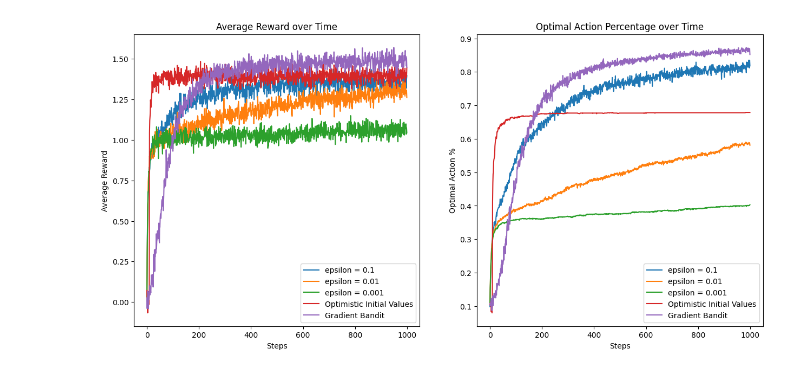
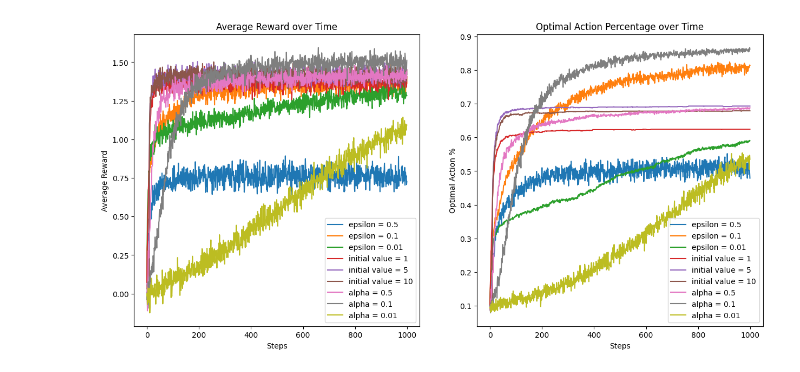
Before and after one commit to fezphantom/bandit_problem_rl, a Jupyter notebook: k_armed_bandit.ipynb, the cells around one changed output. Drawn from its saved outputs; the diff is of its cells as text; code cells hidden in the pictures.

```diff
--- a/k_armed_bandit.ipynb
+++ b/k_armed_bandit.ipynb
@@ -7,5 +0,0 @@ Matplotlib is building the font cache; this may take a moment.
-# %%
-num_arms = 10
-mean = 0.5
-stddev = 0.1
-arms = np.random.normal(mean, stddev, size=num_arms)
@@ -35,12 +0,0 @@ class EpsilonGreedy:
-# %%
-num_trials = 1000
-epsilon = 0.1
-
-bandit = EpsilonGreedy(num_arms=num_arms, epsilon=epsilon)
-rewards = []
-
-for i in range(num_trials):
-    action = bandit.select_action()
-    reward = np.random.binomial(1, arms[action])
-    bandit.update(action, reward)
-    rewards.append(reward)
@@ -104,6 +13,7 @@ def generate_bandit_problems(k, n_problems):
 
 # Function to run the epsilon-greedy algorithm
 def epsilon_greedy(k, n_steps, epsilon, true_means):
+
     q_values = np.zeros(k)
     action_counts = np.zeros(k)
     rewards = np.zeros(n_steps)
@@ -129,6 +39,21 @@ def epsilon_greedy(k, n_steps, epsilon, true_means):
 
 # Function to run the optimistic initial values algorithm
 def optimistic_initial_values(k, n_steps, initial_value, true_means):
+    """
+    Implement the greedy method with optimistic initial values and optional non-stationarity handling.
+
+    Parameters:
+    k (int): Number of actions (arms).
+    n_steps (int): Number of steps (iterations) to simulate.
+    initial_value (float): Initial optimistic value for all actions.
+    true_means (numpy.ndarray): True mean rewards for each action.
+    change_type (str, optional): Type of non-stationarity, e.g., 'drift', 'mean_reverting', or 'abrupt'. Defaults to None, indicating no change.
+
+    Returns:
+    tuple:
+        numpy.ndarray: Array of rewards obtained at each step.
+        numpy.ndarray: Array indicating whether the optimal action was selected at each step (1 if selected, 0 otherwise).
+    """
     q_values = np.ones(k) * initial_value
     action_counts = np.zeros(k)
     rewards = np.zeros(n_steps)
@@ -151,6 +76,21 @@ def optimistic_initial_values(k, n_steps, initial_value, true_means):
 
 # Function to run the gradient bandit algorithm
 def gradient_bandit(k, n_steps, alpha, true_means):
+    """
+    Implement the gradient bandit method with optional non-stationarity handling.
+
+    Parameters:
+    k (int): Number of actions (arms).
+    n_steps (int): Number of steps (iterations) to simulate.
+    alpha (float): Step size parameter for the gradient ascent.
+    true_means (numpy.ndarray): True mean rewards for each action.
+    change_type (str, optional): Type of non-stationarity, e.g., 'drift', 'mean_reverting', or 'abrupt'. Defaults to None, indicating no change.
+
+    Returns:
+    tuple:
+        numpy.ndarray: Array of rewards obtained at each step.
+        numpy.ndarray: Array indicating whether the optimal action was selected at each step (1 if selected, 0 otherwise).
+    """
     h_values = np.zeros(k)
     action_probs = np.ones(k) / k
     rewards = np.zeros(n_steps)
@@ -180,61 +120,71 @@ def gradient_bandit(k, n_steps, alpha, true_means):
 
 # Run experiments
 true_means_set = generate_bandit_problems(k, n_problems)
-epsilons = [0.1, 0.01, 0.001]
-alpha = 0.1
-initial_value = 5
+epsilons = [0.5, 0.1, 0.01]
+alphas = [0.5, 0.1, 0.01]
+initial_values = [1, 5, 10]
 
-avg_rewards = np.zeros((len(epsilons) + 2, n_steps))
-optimal_action_counts = np.zeros((len(epsilons) + 2, n_steps))
+n_methods = len(epsilons) + len(alphas) + len(initial_values)
+avg_rewards = np.zeros((n_methods, n_steps))
+optimal_action_counts = np.zeros((n_methods, n_steps))
 
 for problem in range(n_problems):
     true_means = true_means_set[problem]
 
+    # Run epsilon-greedy with different epsilons
     for i, epsilon in enumerate(epsilons):
         rewards, optimal_counts = epsilon_greedy(k, n_steps, epsilon, true_means)
         avg_rewards[i] += rewards
         optimal_action_counts[i] += optimal_counts
 
-    rewards, optimal_counts = optimistic_initial_values(k, n_steps, initial_value, true_means)
-    avg_rewards[len(epsilons)] += rewards
-    optimal_action_counts[len(epsilons)] += optimal_counts
+    # Run optimistic initial values with different initial values
+    for j, initial_value in enumerate(initial_values):
+        rewards, optimal_counts = optimistic_initial_values(k, n_steps, initial_value, true_means)
+        avg_rewards[len(epsilons) + j] += rewards
+        optimal_action_counts[len(epsilons) + j] += optimal_counts
 
-    rewards, optimal_counts = gradient_bandit(k, n_steps, alpha, true_means)
-    avg_rewards[len(epsilons) + 1] += rewards
-    optimal_action_counts[len(epsilons) + 1] += optimal_counts
+    # Run gradient bandit with different alphas
+    for l, alpha in enumerate(alphas):
+        rewards, optimal_counts = gradient_bandit(k, n_steps, alpha, true_means)
+        avg_rewards[len(epsilons) + len(initial_values) + l] += rewards
+        optimal_action_counts[len(epsilons) + len(initial_values) + l] += optimal_counts
 
 # Average results over all problems
 avg_rewards /= n_problems
 optimal_action_counts /= n_problems
 
 # Plot results
 plt.figure(figsize=(15, 7))
 
 # Plot average rewards
 plt.subplot(1, 2, 1)
 for i, epsilon in enumerate(epsilons):
     plt.plot(avg_rewards[i], label=f'epsilon = {epsilon}')
-plt.plot(avg_rewards[len(epsilons)], label='Optimistic Initial Values')
-plt.plot(avg_rewards[len(epsilons) + 1], label='Gradient Bandit')
+for j, initial_value in enumerate(initial_values):
+    plt.plot(avg_rewards[len(epsilons) + j], label=f'initial value = {initial_value}')
+for l, alpha in enumerate(alphas):
+    plt.plot(avg_rewards[len(epsilons) + len(initial_values) + l], label=f'alpha = {alpha}')
 plt.xlabel('Steps')
 plt.ylabel('Average Reward')
 plt.legend()
 plt.title('Average Reward over Time')
 
 # Plot optimal action counts
 plt.subplot(1, 2, 2)
 for i, epsilon in enumerate(epsilons):
     plt.plot(optimal_action_counts[i], label=f'epsilon = {epsilon}')
-plt.plot(optimal_action_counts[len(epsilons)], label='Optimistic Initial Values')
-plt.plot(optimal_action_counts[len(epsilons) + 1], label='Gradient Bandit')
+for j, initial_value in enumerate(initial_values):
+    plt.plot(optimal_action_counts[len(epsilons) + j], label=f'initial value = {initial_value}')
+for l, alpha in enumerate(alphas):
+    plt.plot(optimal_action_counts[len(epsilons) + len(initial_values) + l], label=f'alpha = {alpha}')
 plt.xlabel('Steps')
 plt.ylabel('Optimal Action %')
 plt.legend()
 plt.title('Optimal Action Percentage over Time')
 
 plt.show()
 # %% [output]
-[figure, old version]
+[figure, new version]
 # %%
 import numpy as np
 import matplotlib.pyplot as plt
```
Also changed, not shown: parts of 12 cells of this notebook, 8 other files.
